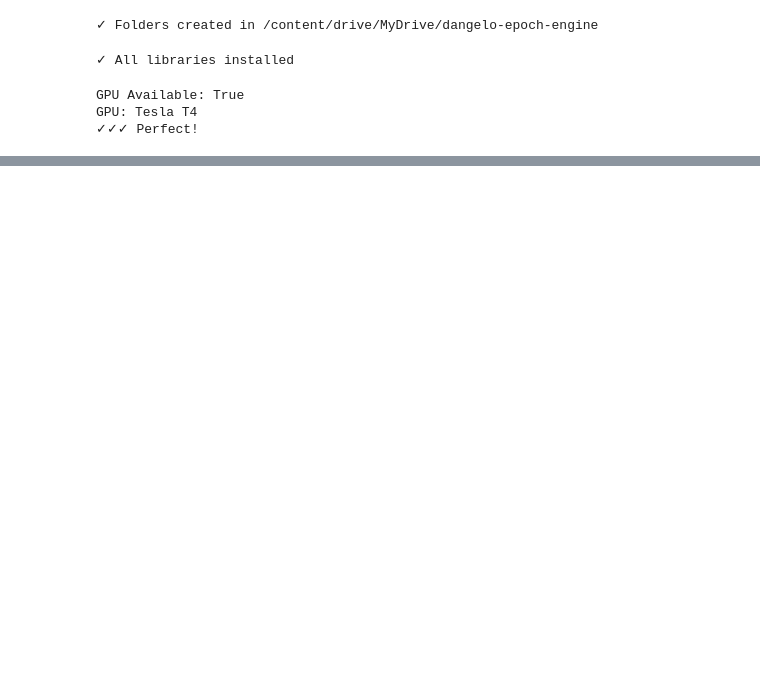
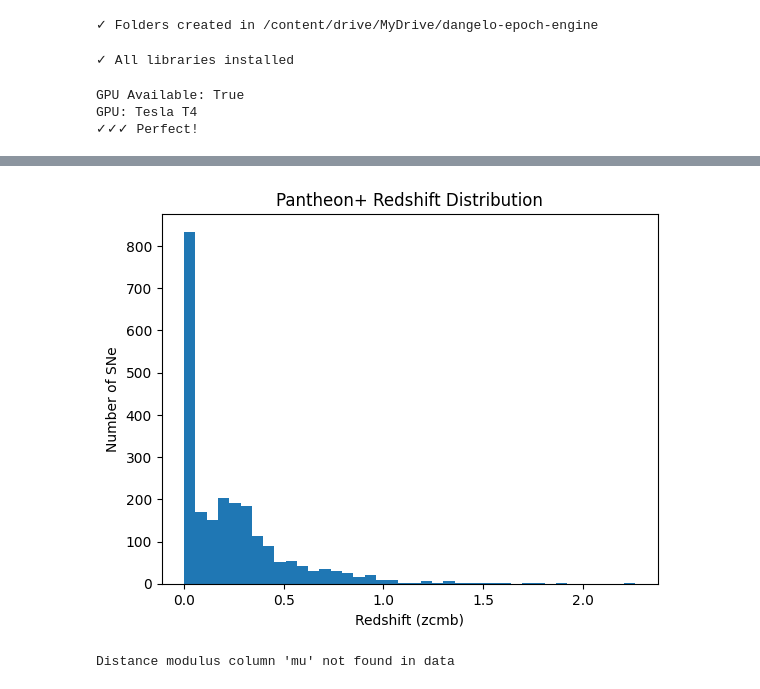
Before and after one commit to HMIREP/dangelo-epoch-engine, a Jupyter notebook: Dangleo_epoch_engine.ipynb, the cells around one changed output, grey strips where cells are left out. Saved outputs shown, nothing was run; the diff lists cells and outputs as text; code cells hidden in the pictures; blank space fills up the shorter version.

```diff
--- a/Dangleo_epoch_engine.ipynb
+++ b/Dangleo_epoch_engine.ipynb
@@ -48,0 +387,6 @@ Download issue (okay - synthetic data works)
+# %%
+import pandas as pd
+
+data_path = '/content/drive/MyDrive/Colab Notebooks/dangelo-epoch-engine/data/all_redshifts_PVs.csv'
+df = pd.read_csv(data_path)
+print(df.head())
@@ -48,0 +444,32 @@ Download issue (okay - synthetic data works)
+# %%
+z = df['zcmb'].values
+z_err = df['zhelerr'].values  # use if needed for weighting/errors
+
+# If you have/use distance modulus in the pipeline
+if 'mu' in df.columns:
+    mu = df['mu'].values
+    mu_err = df['mu_err'].values if 'mu_err' in df.columns else None
+else:
+    mu = None
+    mu_err = None
+# %%
+import matplotlib.pyplot as plt
+
+plt.hist(z, bins=40)
+plt.xlabel('Redshift (zcmb)')
+plt.ylabel('Number of SNe')
+plt.title('Pantheon+ Redshift Distribution')
+plt.show()
+# %% [output]
+[figure, added]
+# %%
+if 'mu' in df.columns:
+    mu = df['mu'].values
+    mu_err = df['mu_err'].values if 'mu_err' in df.columns else None
+    print(f"Distance modulus sample: {mu[:5]}")
+    if mu_err is not None:
+        print(f"Distance modulus error sample: {mu_err[:5]}")
+else:
+    print("Distance modulus column 'mu' not found in data")
+# %% [output]
+Distance modulus column 'mu' not found in data
```
Also changed, not shown: parts of 41 cells of this notebook.
